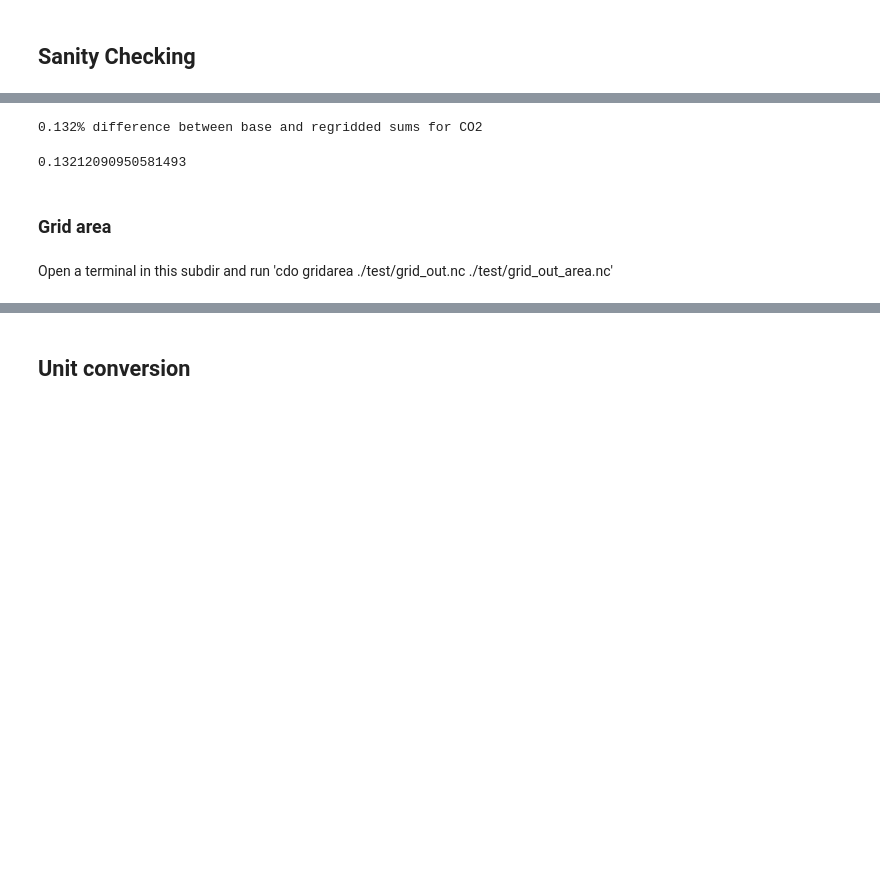
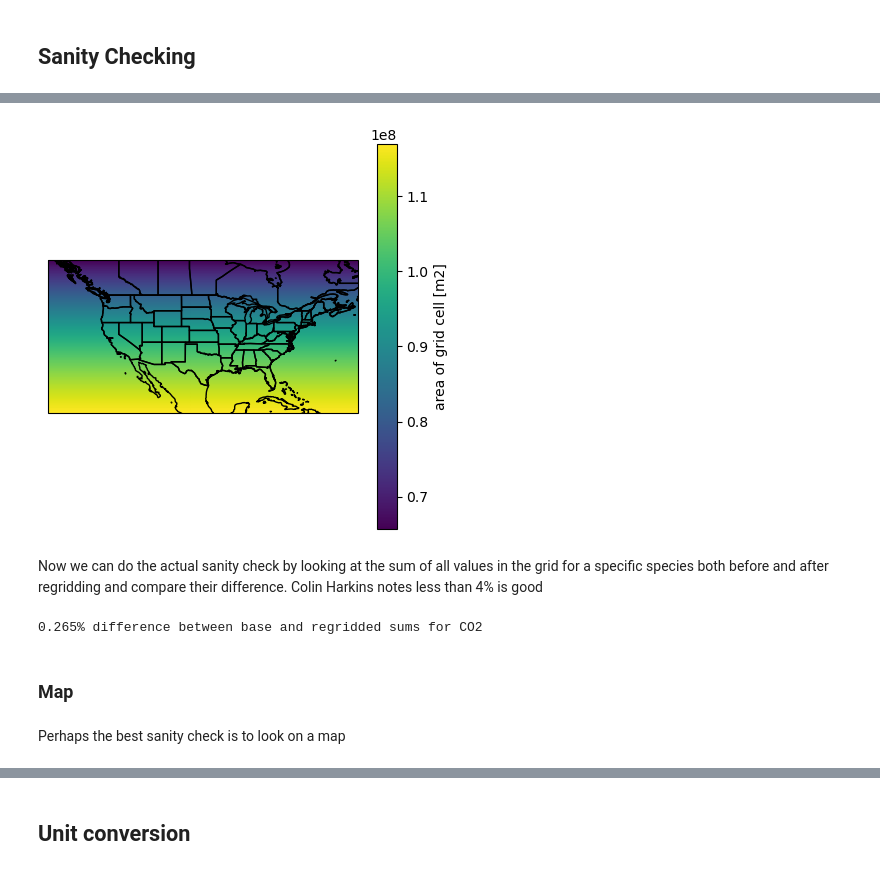
Before and after one commit to agmeyer4/noaa_csl, a Jupyter notebook: noaa_csl_dev.ipynb, the cells around one changed output, grey strips where cells are left out. Saved outputs shown, nothing was run; the diff lists cells and outputs as text; code cells hidden in the pictures; blank space fills up the shorter version.

Commit message:
working before deleting old

```diff
--- a/noaa_csl_dev.ipynb
+++ b/noaa_csl_dev.ipynb
@@ -117,3 +177,17 @@ Regridding
+# %%
+#Plot the grid cell area on a map -- should be less to the north and more to the south due to earth's shape
+proj = ccrs.PlateCarree()
+fig = plt.figure(figsize=(5,5))
+ax = plt.axes(projection = proj)
+grid_area['cell_area'].plot.pcolormesh('lon','lat',ax = ax,cmap = 'viridis')
+ax.coastlines()
+ax.add_feature(cfeature.BORDERS)
+ax.add_feature(cfeature.STATES)
+plt.show()
+# %% [output]
+[figure, added]
+# %% [markdown]
+Now we can do the actual sanity check by looking at the sum of all values in the grid for a specific species both before and after regridding and compare their difference. Colin Harkins notes less than 4% is good
 # %%
 def sanity_check(og_ds,regridded_ds,regridded_ds_cellarea,species):
     '''A sanity check using daily sums of a single species to see if the total before and after regridding is close
@@ -137,9 +211,6 @@ def sanity_check(og_ds,regridded_ds,regridded_ds_cellarea,species):
     return perc_diff
 # %%
 regridded_ds_cellarea = xr.open_dataset('./test/grid_out_area.nc')
-sanity_check(og_ds,regridded_ds,regridded_ds_cellarea,'CO2')
+perc_diff = sanity_check(og_ds,regridded_ds,regridded_ds_cellarea,'CO2')
 # %% [output]
-0.132% difference between base and regridded sums for CO2
+0.265% difference between base and regridded sums for CO2
-0.13212090950581493
-# %% [markdown]
-### Grid area
@@ -149,2 +216,0 @@ sub_regridded_ds.to_netcdf('./test/grid_out.nc')
-# %% [markdown]
-Open a terminal in this subdir and run 'cdo gridarea ./test/grid_out.nc ./test/grid_out_area.nc'
@@ -153 +217,5 @@ grid_area = xr.open_dataset('./test/grid_out_area.nc')
+# %% [markdown]
+### Map
+# %% [markdown]
+Perhaps the best sanity check is to look on a map
 # %%
```
Also changed, not shown: parts of 25 cells of this notebook, 5 other files.
